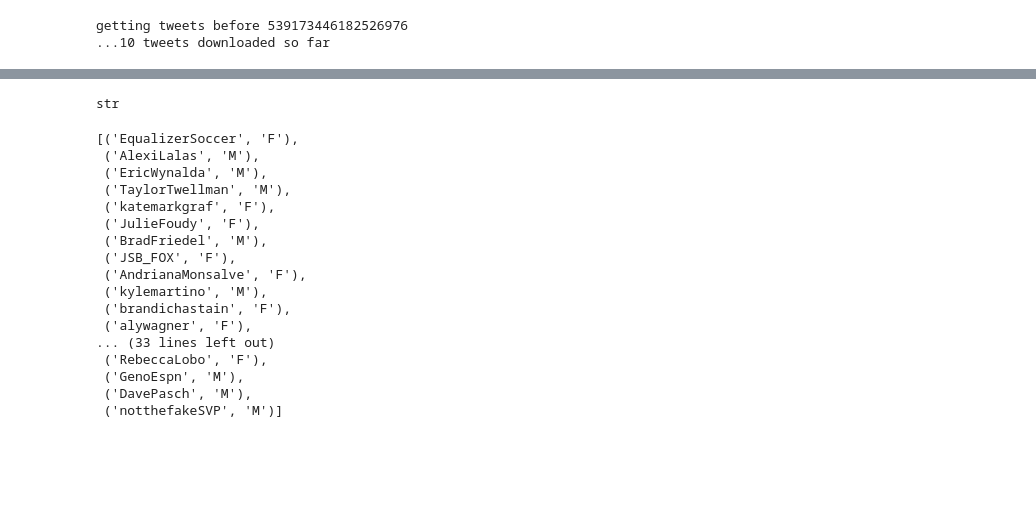
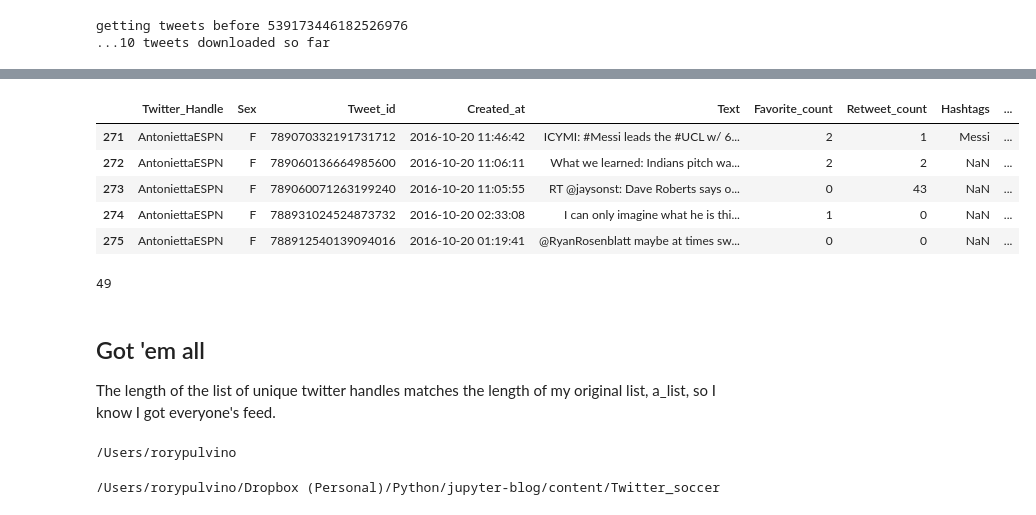
Before and after one commit to adp04c/Blog_Content, a Jupyter notebook: Sports_talk_twitter_part1.ipynb, the cells around one changed output, grey strips where cells are left out. Saved outputs shown, nothing was run; the diff lists cells and outputs as text; code cells hidden in the pictures; blank space fills up the shorter version.

```diff
--- a/Sports_talk_twitter_part1.ipynb
+++ b/Sports_talk_twitter_part1.ipynb
@@ -176,31 +231,0 @@ a_list
-# %%
-for i in range(0,len(a_list)):
-    a_list[i] = str(a_list[i])
-type(a_list[0])
-# %% [output]
-str
-# %%
-names = []
-for i in range(0,len(a_list)):
-    handle = re.findall("\(u'(.*)', u'(.*)'\)", a_list[i])[0]
-    #print handle
-    names.append(handle)
-names
-# %% [output]
-[('EqualizerSoccer', 'F'),
- ('AlexiLalas', 'M'),
- ('EricWynalda', 'M'),
- ('TaylorTwellman', 'M'),
- ('katemarkgraf', 'F'),
- ('JulieFoudy', 'F'),
- ('BradFriedel', 'M'),
- ('JSB_FOX', 'F'),
- ('AndrianaMonsalve', 'F'),
- ('kylemartino', 'M'),
- ('brandichastain', 'F'),
- ('alywagner', 'F'),
-... (33 lines left out)
- ('RebeccaLobo', 'F'),
- ('GenoEspn', 'M'),
- ('DavePasch', 'M'),
- ('notthefakeSVP', 'M')]
@@ -212,0 +232,25 @@ names
+# %%
+df.tail()
+# %% [output]
+|  | Twitter_Handle | Sex | Tweet_id | Created_at | Text | Favorite_count | Retweet_count | Hashtags | ... |
+| 271 | AntoniettaESPN | F | 789070332191731712 | 2016-10-20 11:46:42 | ICYMI: #Messi leads the #UCL w/ 6... | 2 | 1 | Messi | ... |
+| 272 | AntoniettaESPN | F | 789060136664985600 | 2016-10-20 11:06:11 | What we learned: Indians pitch wa... | 2 | 2 | NaN | ... |
+| 273 | AntoniettaESPN | F | 789060071263199240 | 2016-10-20 11:05:55 | RT @jaysonst: Dave Roberts says o... | 0 | 43 | NaN | ... |
+| 274 | AntoniettaESPN | F | 788931024524873732 | 2016-10-20 02:33:08 | I can only imagine what he is thi... | 1 | 0 | NaN | ... |
+| 275 | AntoniettaESPN | F | 788912540139094016 | 2016-10-20 01:19:41 | @RyanRosenblatt maybe at times sw... | 0 | 0 | NaN | ... |
+# %%
+# Checking to make sure I got all the twitter handles into the df
+len(pd.unique(df.Twitter_Handle.ravel()))
+# %% [output]
+49
+# %% [markdown]
+## Got 'em all
+The length of the list of unique twitter handles matches the length of my original list, a_list, so I know I got everyone's feed.
+# %%
+cd
+# %% [output]
+/Users/rorypulvino
+# %%
+cd Dropbox/Python/jupyter-blog/content/Twitter_soccer
+# %% [output]
+/Users/rorypulvino/Dropbox (Personal)/Python/jupyter-blog/content/Twitter_soccer
```
Also changed, not shown: parts of 37 cells of this notebook.
